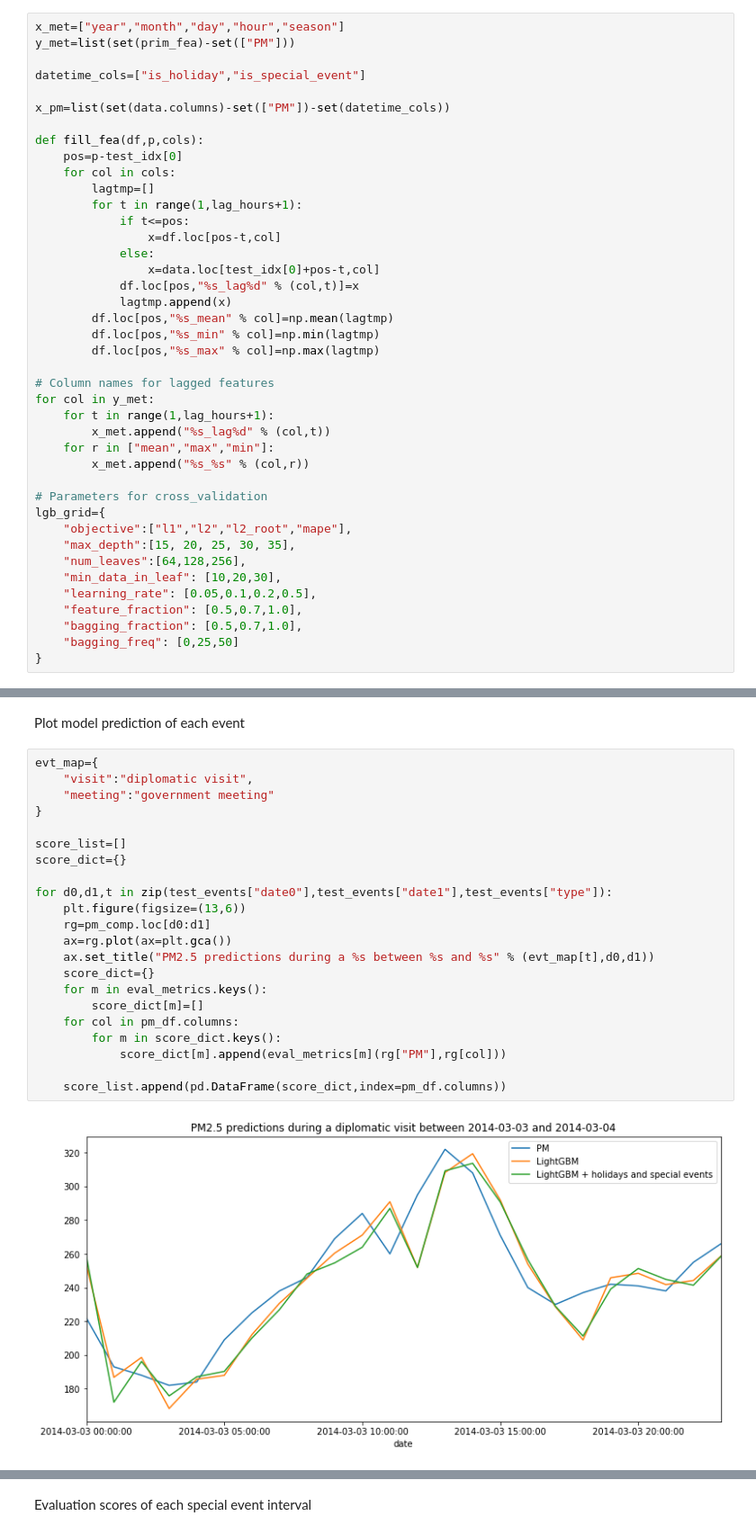
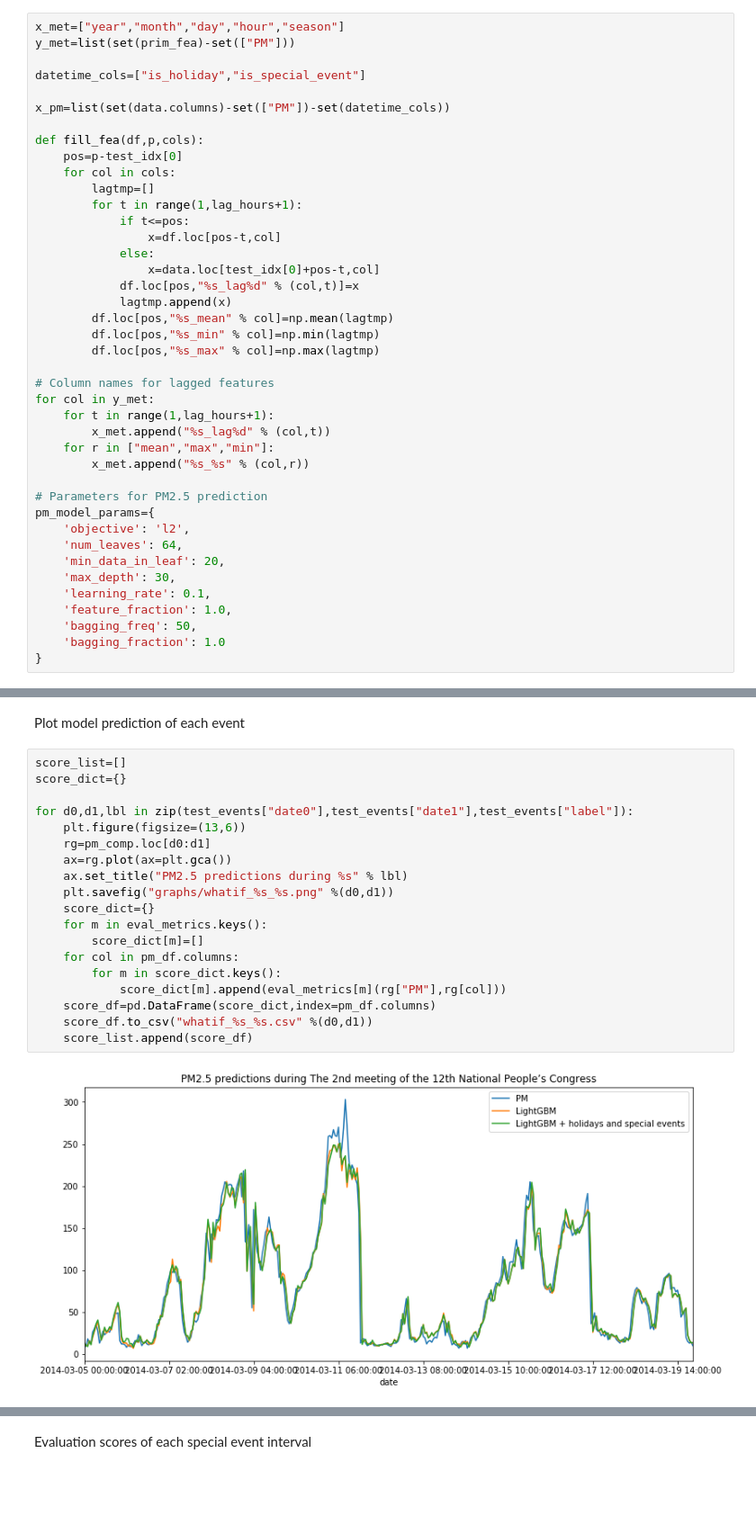
Before and after one commit to TravorLZH/pm25, a Jupyter notebook: pm25_forecasting.ipynb, the cells around one changed output, grey strips where cells are left out. Shown at 90% size. Saved outputs shown, nothing was run; the diff lists cells and outputs as text; blank space fills up the shorter version.

```diff
--- a/pm25_forecasting.ipynb
+++ b/pm25_forecasting.ipynb
@@ -54,14 +54,14 @@ for col in y_met:
     for r in ["mean","max","min"]:
         x_met.append("%s_%s" % (col,r))
 
-# Parameters for cross_validation
-lgb_grid={
-    "objective":["l1","l2","l2_root","mape"],
-    "max_depth":[15, 20, 25, 30, 35],
-    "num_leaves":[64,128,256],
-    "min_data_in_leaf": [10,20,30],
-    "learning_rate": [0.05,0.1,0.2,0.5],
-    "feature_fraction": [0.5,0.7,1.0],
-    "bagging_fraction": [0.5,0.7,1.0],
-    "bagging_freq": [0,25,50]
+# Parameters for PM2.5 prediction
+pm_model_params={
+    'objective': 'l2',
+    'num_leaves': 64,
+    'min_data_in_leaf': 20,
+    'max_depth': 30,
+    'learning_rate': 0.1,
+    'feature_fraction': 1.0,
+    'bagging_freq': 50,
+    'bagging_fraction': 1.0
 }
@@ -202,26 +196,23 @@ test_events
 # %% [markdown]
 Plot model prediction of each event
 # %%
-evt_map={
-    "visit":"diplomatic visit",
-    "meeting":"government meeting"
-}
-
 score_list=[]
 score_dict={}
 
-for d0,d1,t in zip(test_events["date0"],test_events["date1"],test_events["type"]):
+for d0,d1,lbl in zip(test_events["date0"],test_events["date1"],test_events["label"]):
     plt.figure(figsize=(13,6))
     rg=pm_comp.loc[d0:d1]
     ax=rg.plot(ax=plt.gca())
-    ax.set_title("PM2.5 predictions during a %s between %s and %s" % (evt_map[t],d0,d1))
+    ax.set_title("PM2.5 predictions during %s" % lbl)
+    plt.savefig("graphs/whatif_%s_%s.png" %(d0,d1))
     score_dict={}
     for m in eval_metrics.keys():
         score_dict[m]=[]
     for col in pm_df.columns:
         for m in score_dict.keys():
             score_dict[m].append(eval_metrics[m](rg["PM"],rg[col]))
-
-    score_list.append(pd.DataFrame(score_dict,index=pm_df.columns))
+    score_df=pd.DataFrame(score_dict,index=pm_df.columns)
+    score_df.to_csv("whatif_%s_%s.csv" %(d0,d1))
+    score_list.append(score_df)
 # %% [output]
-[figure, old version]
+[figure, new version]
```
Also changed, not shown: parts of 5 cells of this notebook, 2 other files.
